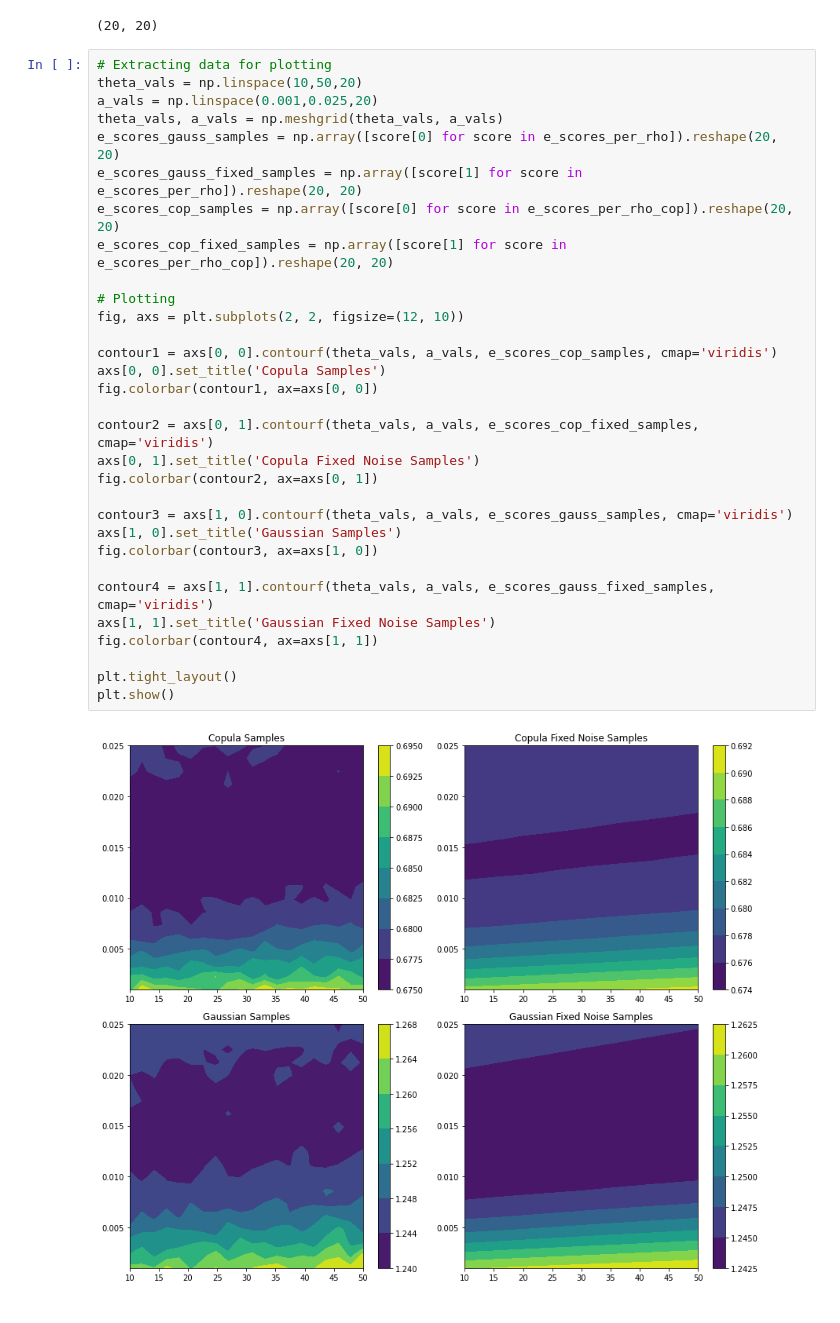
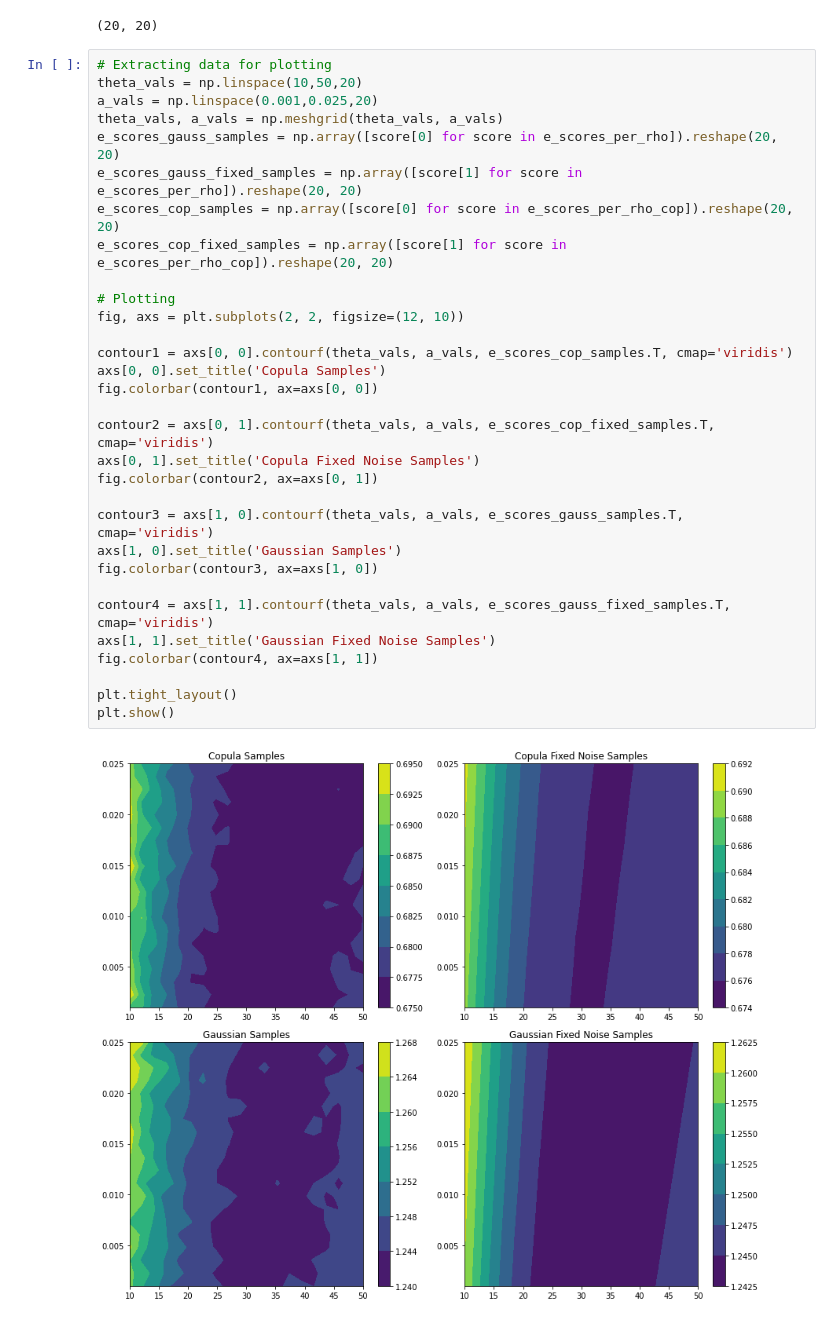
Before and after one commit to Huk-David/SpaDep_VCop, a Jupyter notebook: body/NEW_SR_estimation.ipynb, the cells around one changed output. Saved outputs shown, nothing was run; the diff lists cells and outputs as text.

```diff
--- a/body/NEW_SR_estimation.ipynb
+++ b/body/NEW_SR_estimation.ipynb
@@ -555,33 +555,33 @@ e_scores_gauss_samples.shape
 # %%
 # Extracting data for plotting
 theta_vals = np.linspace(10,50,20)
 a_vals = np.linspace(0.001,0.025,20)
 theta_vals, a_vals = np.meshgrid(theta_vals, a_vals)
 e_scores_gauss_samples = np.array([score[0] for score in e_scores_per_rho]).reshape(20, 20)
 e_scores_gauss_fixed_samples = np.array([score[1] for score in e_scores_per_rho]).reshape(20, 20)
 e_scores_cop_samples = np.array([score[0] for score in e_scores_per_rho_cop]).reshape(20, 20)
 e_scores_cop_fixed_samples = np.array([score[1] for score in e_scores_per_rho_cop]).reshape(20, 20)
 
 # Plotting
 fig, axs = plt.subplots(2, 2, figsize=(12, 10))
 
-contour1 = axs[0, 0].contourf(theta_vals, a_vals, e_scores_cop_samples, cmap='viridis')
+contour1 = axs[0, 0].contourf(theta_vals, a_vals, e_scores_cop_samples.T, cmap='viridis')
 axs[0, 0].set_title('Copula Samples')
 fig.colorbar(contour1, ax=axs[0, 0])
 
-contour2 = axs[0, 1].contourf(theta_vals, a_vals, e_scores_cop_fixed_samples, cmap='viridis')
+contour2 = axs[0, 1].contourf(theta_vals, a_vals, e_scores_cop_fixed_samples.T, cmap='viridis')
 axs[0, 1].set_title('Copula Fixed Noise Samples')
 fig.colorbar(contour2, ax=axs[0, 1])
 
-contour3 = axs[1, 0].contourf(theta_vals, a_vals, e_scores_gauss_samples, cmap='viridis')
+contour3 = axs[1, 0].contourf(theta_vals, a_vals, e_scores_gauss_samples.T, cmap='viridis')
 axs[1, 0].set_title('Gaussian Samples')
 fig.colorbar(contour3, ax=axs[1, 0])
 
-contour4 = axs[1, 1].contourf(theta_vals, a_vals, e_scores_gauss_fixed_samples, cmap='viridis')
+contour4 = axs[1, 1].contourf(theta_vals, a_vals, e_scores_gauss_fixed_samples.T, cmap='viridis')
 axs[1, 1].set_title('Gaussian Fixed Noise Samples')
 fig.colorbar(contour4, ax=axs[1, 1])
 
 plt.tight_layout()
 plt.show()
 # %% [output]
-[figure, old version]
+[figure, new version]
```
